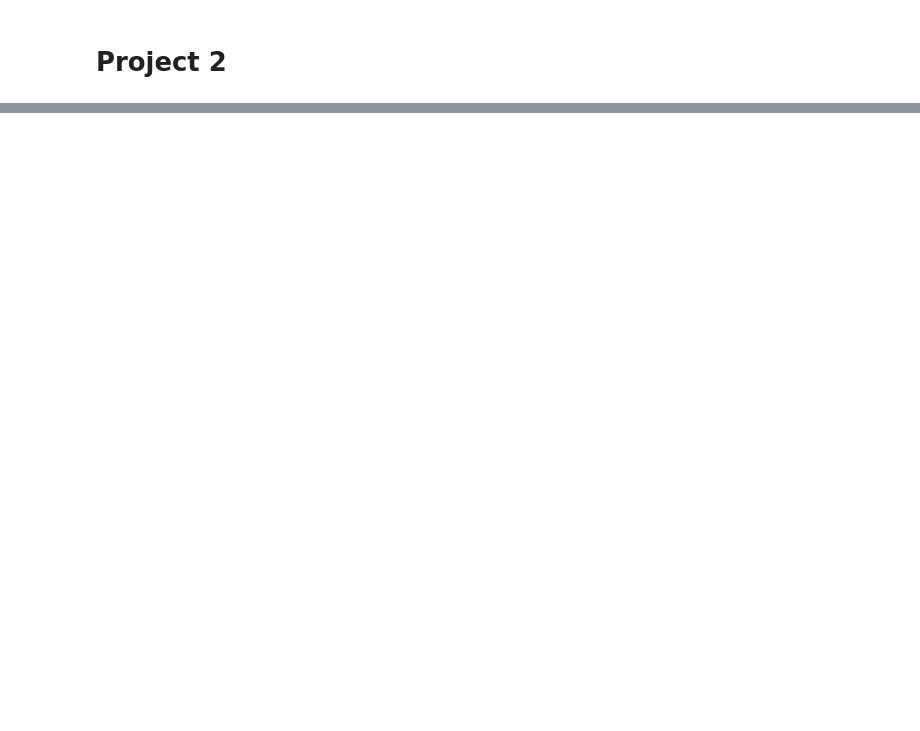
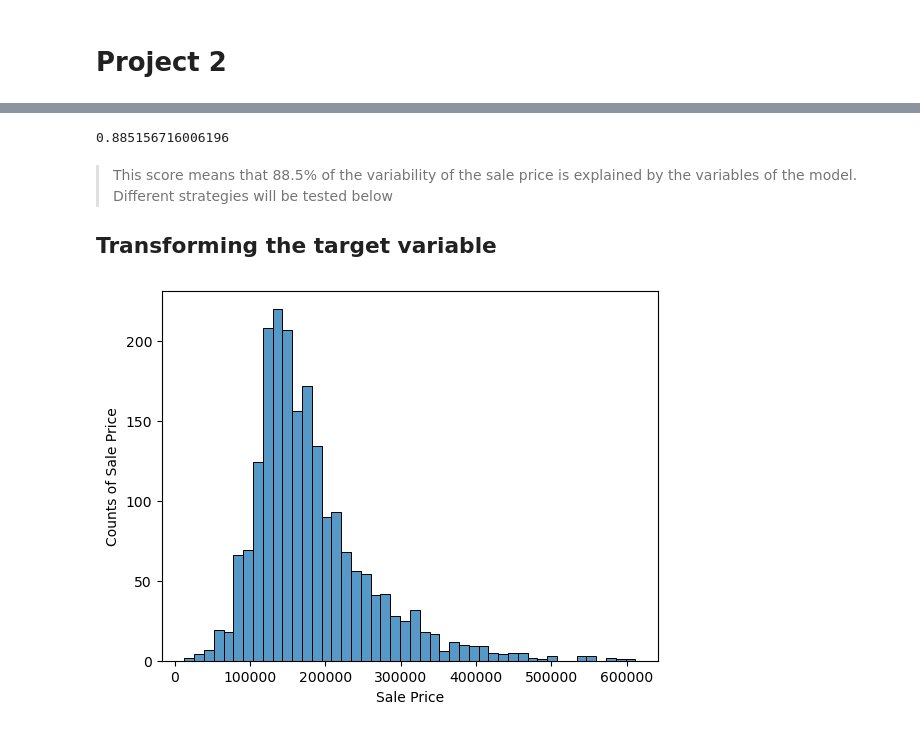
Before and after one commit to gabrielafichtner/ames-housing-regression, a Jupyter notebook: Project-2.ipynb, the cells around one changed output, grey strips where cells are left out. Cells and saved outputs as stored; diff of their text form; code cells hidden in the pictures; blank space fills up the shorter version.

```diff
--- a/Project-2.ipynb
+++ b/Project-2.ipynb
@@ -138,0 +183,2 @@ SalePrice nulls: 0
+# %%
+objects = list(X.select_dtypes(include=['object']).columns)
@@ -138,0 +193,3 @@ SalePrice nulls: 0
+# %%
+remove_obj = ['street', 'alley', 'condition_2', 'roof_matl', 'mas_vnr_type', 'heating', 'central_air',
+              'misc_feature', 'sale_type']
@@ -138,0 +198,9 @@ SalePrice nulls: 0
+# %%
+for var in remove_obj:
+    objects.remove(var)
+# %%
+dummies = (dummies_num + objects)
+
+for dummy in dummies:
+    if X[dummy].isna().sum()!= 0:
+        X.loc[X[dummy].isna(), dummy] = 0
@@ -138,0 +234,16 @@ SalePrice nulls: 0
+# %%
+ols = LinearRegression()
+ols.fit(X_1, y)
+ols.score(X_1, y)
+# %% [output]
+0.885156716006196
+# %% [markdown]
+> This score means that 88.5% of the variability of the sale price is explained by the variables of the model.<br>
+Different strategies will be tested below<br>
+## Transforming the target variable
+# %%
+sns.histplot(X['saleprice'])
+plt.xlabel('Sale Price')
+plt.ylabel('Counts of Sale Price');
+# %% [output]
+[figure, added]
```
Also changed, not shown: parts of 81 cells of this notebook, 8 other files.
